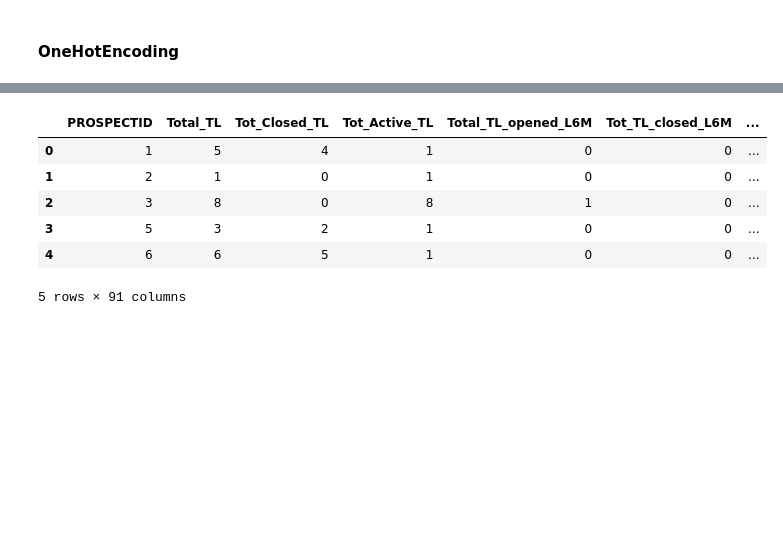
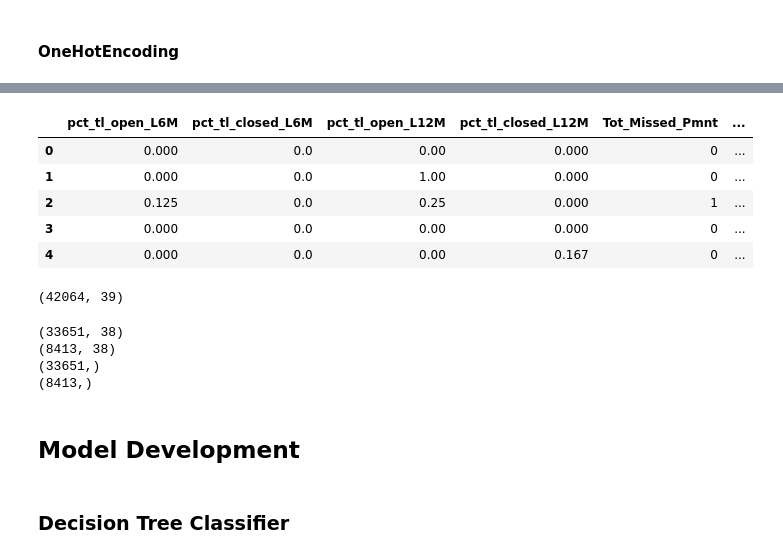
Before and after one commit to Joon-hub/Credit-Risk-Modeling-Project, a Jupyter notebook: CreditRiskModelingProject.ipynb, the cells around one changed output, grey strips where cells are left out. Saved outputs shown, nothing was run; the diff lists cells and outputs as text; code cells hidden in the pictures; blank space fills up the shorter version.

```diff
--- a/CreditRiskModelingProject.ipynb
+++ b/CreditRiskModelingProject.ipynb
@@ -2,6 +2,7 @@
 import pandas as pd
 import numpy as np
 import matplotlib.pyplot as plt
+pd.set_option('display.max_columns', None)
 # %% [markdown]
 ## Import dataset
 # %%
@@ -259,3 +259,14 @@ for i in vif_data.columns:
 len(columns_to_be_kept_num)
 # %% [output]
 25
+# %%
+df_num_clean = df[columns_to_be_kept_num]
+df_cat = df[cat_features]
+
+display('No of cat features:', df_cat.shape)
+display('No of cleaned num cols:', df_num_clean.shape)
+# df_num_clean.head()
+# df_cat.head()
+
+df_clean = pd.concat([df_num_clean,df_cat], axis=1)
+display(df_clean.head())
@@ -267,12 +290,12 @@ len(columns_to_be_kept_num)
 print('Before label encoding :',df['EDUCATION'].value_counts())
 print('')
 
-df.loc[df['EDUCATION'] == 'SSC',['EDUCATION']]               = 1
-df.loc[df['EDUCATION'] == '12TH',['EDUCATION']]              = 2
-df.loc[df['EDUCATION'] == 'GRADUATE',['EDUCATION']]          = 3
-df.loc[df['EDUCATION'] == 'UNDER GRADUATE',['EDUCATION']]    = 3
-df.loc[df['EDUCATION'] == 'POST-GRADUATE',['EDUCATION']]    = 4
-df.loc[df['EDUCATION'] == 'PROFESSIONAL',['EDUCATION']]     = 3
-df.loc[df['EDUCATION'] == 'OTHERS',['EDUCATION']]           = 1
+df_clean.loc[df['EDUCATION'] == 'SSC',['EDUCATION']]               = 1
+df_clean.loc[df['EDUCATION'] == '12TH',['EDUCATION']]              = 2
+df_clean.loc[df['EDUCATION'] == 'GRADUATE',['EDUCATION']]          = 3
+df_clean.loc[df['EDUCATION'] == 'UNDER GRADUATE',['EDUCATION']]    = 3
+df_clean.loc[df['EDUCATION'] == 'POST-GRADUATE',['EDUCATION']]    = 4
+df_clean.loc[df['EDUCATION'] == 'PROFESSIONAL',['EDUCATION']]     = 3
+df_clean.loc[df['EDUCATION'] == 'OTHERS',['EDUCATION']]           = 1
 # %% [output]
 Before label encoding : EDUCATION
@@ -323,11 +348,12 @@ Total columns left in dataset after dropping columns on basis of multicollineari
 # %%
-df_encoded = pd.get_dummies(df, columns=['MARITALSTATUS','GENDER', 'last_prod_enq2' ,'first_prod_enq2'])
-df_encoded.head()
+df_clean_encoded = pd.get_dummies(df_clean, columns=['MARITALSTATUS','GENDER', 'last_prod_enq2' ,'first_prod_enq2'],dtype = int, drop_first= True)
+display(df_clean_encoded.head())
+df_clean_encoded.shape
 # %% [output]
-|  | PROSPECTID | Total_TL | Tot_Closed_TL | Tot_Active_TL | Total_TL_opened_L6M | Tot_TL_closed_L6M | ... |
-| 0 | 1 | 5 | 4 | 1 | 0 | 0 | ... |
-| 1 | 2 | 1 | 0 | 1 | 0 | 0 | ... |
-| 2 | 3 | 8 | 0 | 8 | 1 | 0 | ... |
-| 3 | 5 | 3 | 2 | 1 | 0 | 0 | ... |
-| 4 | 6 | 6 | 5 | 1 | 0 | 0 | ... |
+|  | pct_tl_open_L6M | pct_tl_closed_L6M | pct_tl_open_L12M | pct_tl_closed_L12M | Tot_Missed_Pmnt | ... |
+| 0 | 0.000 | 0.0 | 0.00 | 0.000 | 0 | ... |
+| 1 | 0.000 | 0.0 | 1.00 | 0.000 | 0 | ... |
+| 2 | 0.125 | 0.0 | 0.25 | 0.000 | 1 | ... |
+| 3 | 0.000 | 0.0 | 0.00 | 0.000 | 0 | ... |
+| 4 | 0.000 | 0.0 | 0.00 | 0.167 | 0 | ... |
-5 rows × 91 columns
+(42064, 39)
@@ -333,0 +366,12 @@ df_encoded.head()
+# %%
+for i in [X_train, X_test, y_train, y_test]:
+    print(i.shape)
+# %% [output]
+(33651, 38)
+(8413, 38)
+(33651,)
+(8413,)
+# %% [markdown]
+## Model Development
+# %% [markdown]
+### Decision Tree Classifier
```
Also changed, not shown: parts of 12 cells of this notebook.
